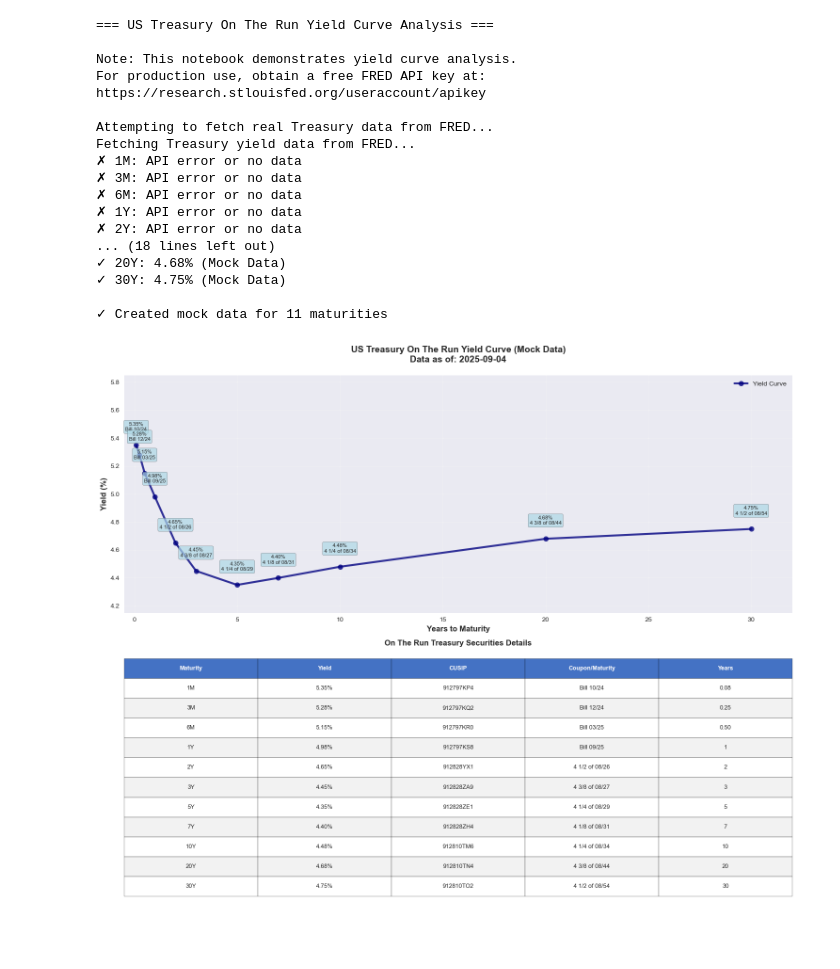
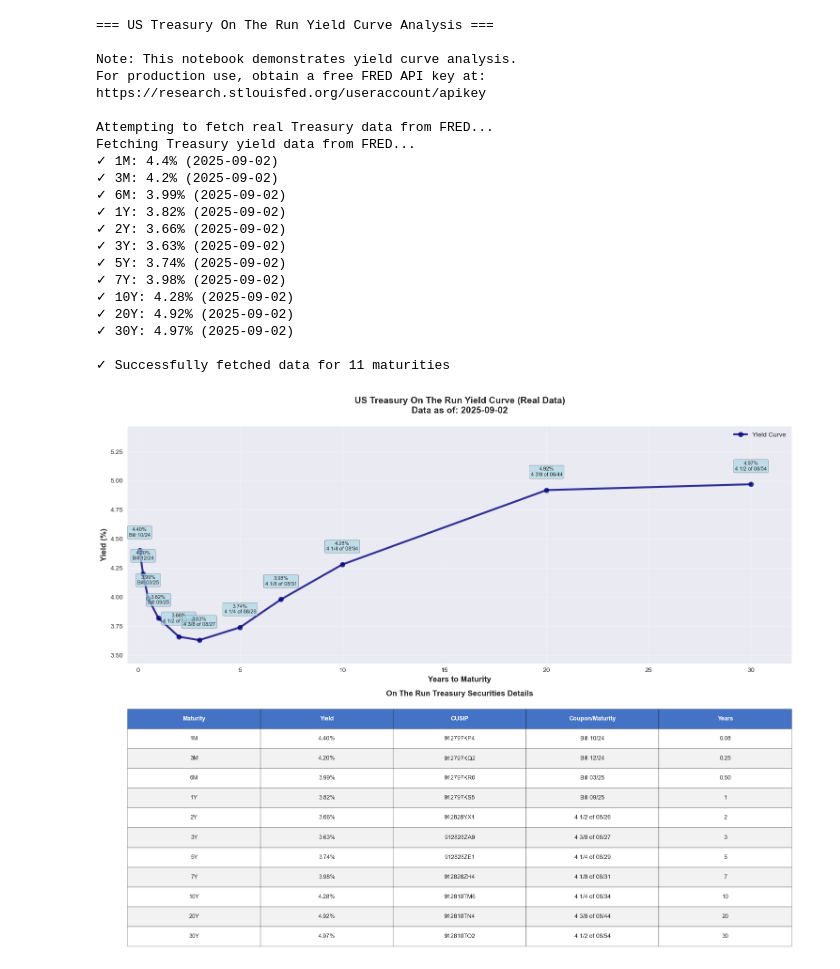
Before and after one commit to McSavage/FIN221, a Jupyter notebook: YieldCurve/YieldCurve.ipynb, the cells around one changed output. Saved outputs shown, nothing was run; the diff lists cells and outputs as text; code cells hidden in the pictures; blank space fills up the shorter version.

Commit message:
Added Fred API Key

```diff
--- a/YieldCurve/YieldCurve.ipynb
+++ b/YieldCurve/YieldCurve.ipynb
@@ -1,6 +1,11 @@
 # %%
 # US Treasury On The Run Yield Curve Analysis
 # This notebook pulls Treasury yield data and creates a comprehensive yield curve visualization
+from dotenv import load_dotenv
+import os
+
+load_dotenv()
+fred_api_key = os.getenv("FRED_API_KEY")
 
 import pandas as pd
 import numpy as np
@@ -295,7 +300,7 @@ print("Note: This notebook demonstrates yield curve analysis.")
 print("For production use, obtain a free FRED API key at: https://research.stlouisfed.org/useraccount/apikey\n")
 
 # Option 1: Try to fetch real data (may fail without API key)
-analyzer = TreasuryYieldCurve(fred_api_key=None)  # Replace None with your FRED API key
+analyzer = TreasuryYieldCurve(fred_api_key=fred_api_key)  # Replace None with your FRED API key
 
 try:
     print("Attempting to fetch real Treasury data from FRED...")
@@ -336,40 +341,43 @@ except:
     print(f"\n=== Yield Curve Analysis (Mock Data) ===")
     print(f"Curve Shape: {analysis['curve_shape']}")
     print(f"2Y-10Y Spread: {analysis['2Y_10Y_spread']:.2f} bps")
     print(f"Steepness: {analysis['steepness']:.2f}")
     print(f"Highest Yield: {analysis['highest_yield']['yield']:.2f}% ({analysis['highest_yield']['maturity']})")
     print(f"Lowest Yield: {analysis['lowest_yield']['yield']:.2f}% ({analysis['lowest_yield']['maturity']})")
 
 print("\n" + "="*60)
 print("REQUIREMENTS TO RUN THIS NOTEBOOK:")
 print("="*60)
 print("pip install pandas numpy matplotlib requests seaborn")
 print("\nFor real data access:")
 print("1. Get free FRED API key: https://research.stlouisfed.org/useraccount/apikey")
 print("2. Replace 'fred_api_key=None' with your actual API key")
 print("3. The notebook includes realistic mock data for demonstration")
 print("\nFeatures:")
 print("- Fetches current On The Run Treasury yields")
 print("- Includes CUSIP identifiers and coupon-maturity labels")
 print("- Creates professional yield curve visualization")
 print("- Provides curve shape analysis (Normal/Inverted/Flat)")
 print("- Displays comprehensive data table")
 # %% [output]
 === US Treasury On The Run Yield Curve Analysis ===
 
 Note: This notebook demonstrates yield curve analysis.
 For production use, obtain a free FRED API key at: https://research.stlouisfed.org/useraccount/apikey
 
 Attempting to fetch real Treasury data from FRED...
 Fetching Treasury yield data from FRED...
-✗ 1M: API error or no data
-✗ 3M: API error or no data
-✗ 6M: API error or no data
-✗ 1Y: API error or no data
-✗ 2Y: API error or no data
-... (18 lines left out)
-✓ 20Y: 4.68% (Mock Data)
-✓ 30Y: 4.75% (Mock Data)
+✓ 1M: 4.4% (2025-09-02)
+✓ 3M: 4.2% (2025-09-02)
+✓ 6M: 3.99% (2025-09-02)
+✓ 1Y: 3.82% (2025-09-02)
+✓ 2Y: 3.66% (2025-09-02)
+✓ 3Y: 3.63% (2025-09-02)
+✓ 5Y: 3.74% (2025-09-02)
+✓ 7Y: 3.98% (2025-09-02)
+✓ 10Y: 4.28% (2025-09-02)
+✓ 20Y: 4.92% (2025-09-02)
+✓ 30Y: 4.97% (2025-09-02)
 
-✓ Created mock data for 11 maturities
+✓ Successfully fetched data for 11 maturities
-[figure, old version]
+[figure, new version]
```
Also changed, not shown: parts of 1 cell of this notebook.
